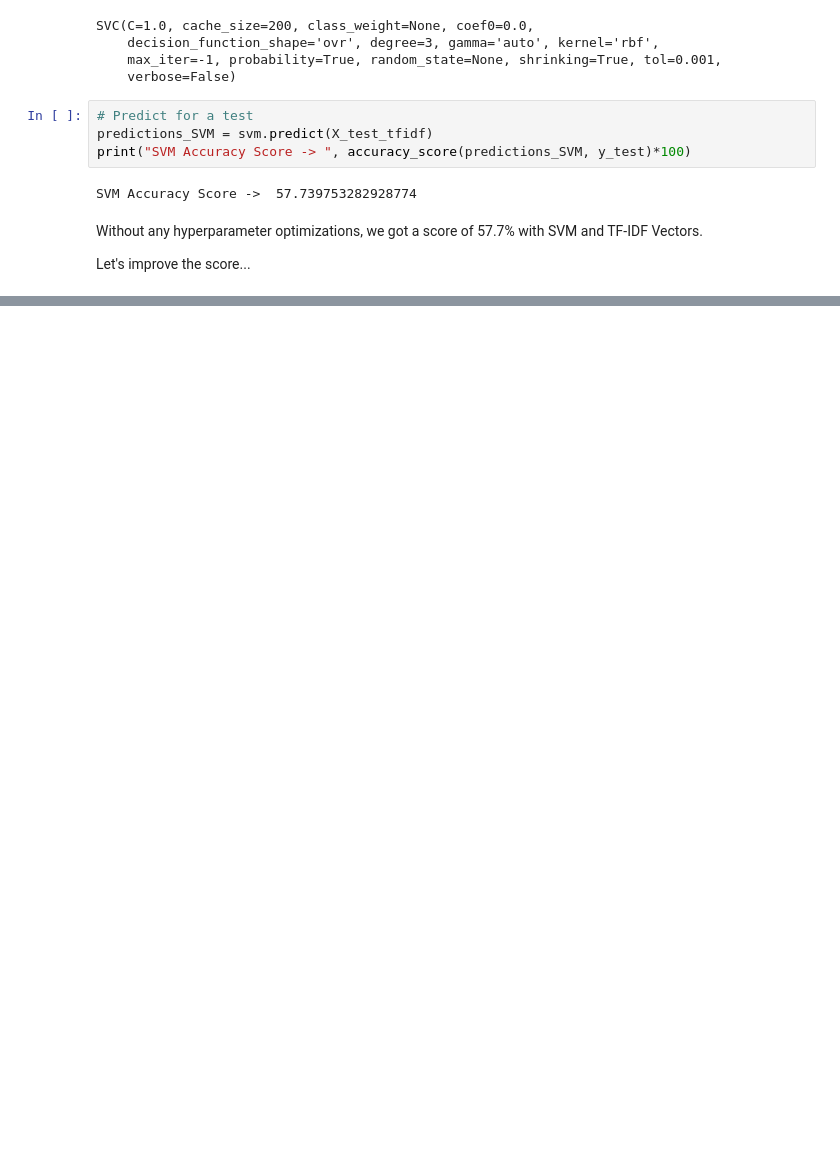
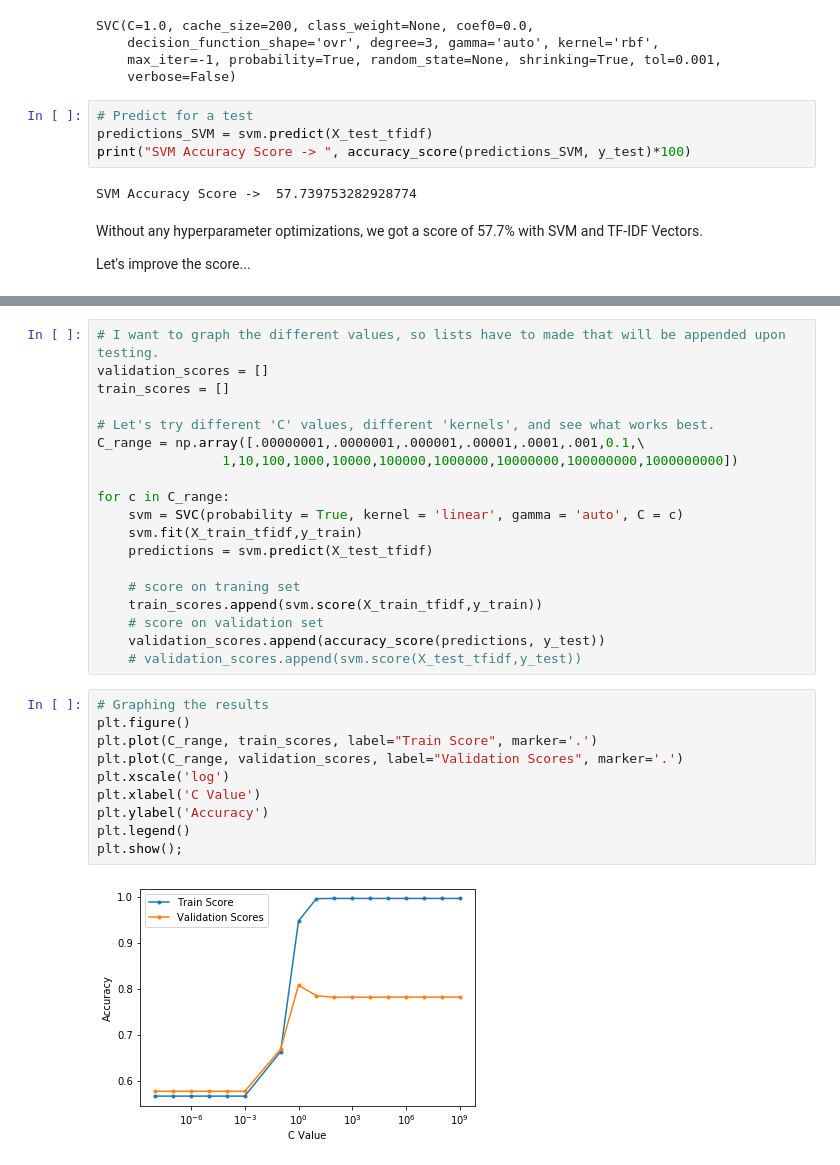
Before and after one commit to Shumemo/NLP_Disaster_Tweets, a Jupyter notebook: Kaggle NLP - Disaster Tweets.ipynb, the cells around one changed output, grey strips where cells are left out. Cells and saved outputs as stored; diff of their text form; blank space fills up the shorter version.

```diff
--- a/Kaggle NLP - Disaster Tweets.ipynb
+++ b/Kaggle NLP - Disaster Tweets.ipynb
@@ -405,0 +452,31 @@ Let's improve the score...
+# %%
+# I want to graph the different values, so lists have to made that will be appended upon testing.
+validation_scores = []
+train_scores = []
+
+# Let's try different 'C' values, different 'kernels', and see what works best.
+C_range = np.array([.00000001,.0000001,.000001,.00001,.0001,.001,0.1,\
+                1,10,100,1000,10000,100000,1000000,10000000,100000000,1000000000])
+
+for c in C_range:
+    svm = SVC(probability = True, kernel = 'linear', gamma = 'auto', C = c)
+    svm.fit(X_train_tfidf,y_train)
+    predictions = svm.predict(X_test_tfidf)
+
+    # score on traning set
+    train_scores.append(svm.score(X_train_tfidf,y_train))
+    # score on validation set
+    validation_scores.append(accuracy_score(predictions, y_test))
+    # validation_scores.append(svm.score(X_test_tfidf,y_test))
+# %%
+# Graphing the results
+plt.figure()
+plt.plot(C_range, train_scores, label="Train Score", marker='.')
+plt.plot(C_range, validation_scores, label="Validation Scores", marker='.')
+plt.xscale('log')
+plt.xlabel('C Value')
+plt.ylabel('Accuracy')
+plt.legend()
+plt.show();
+# %% [output]
+[figure, added]
```
Also changed, not shown: parts of 10 cells of this notebook.
